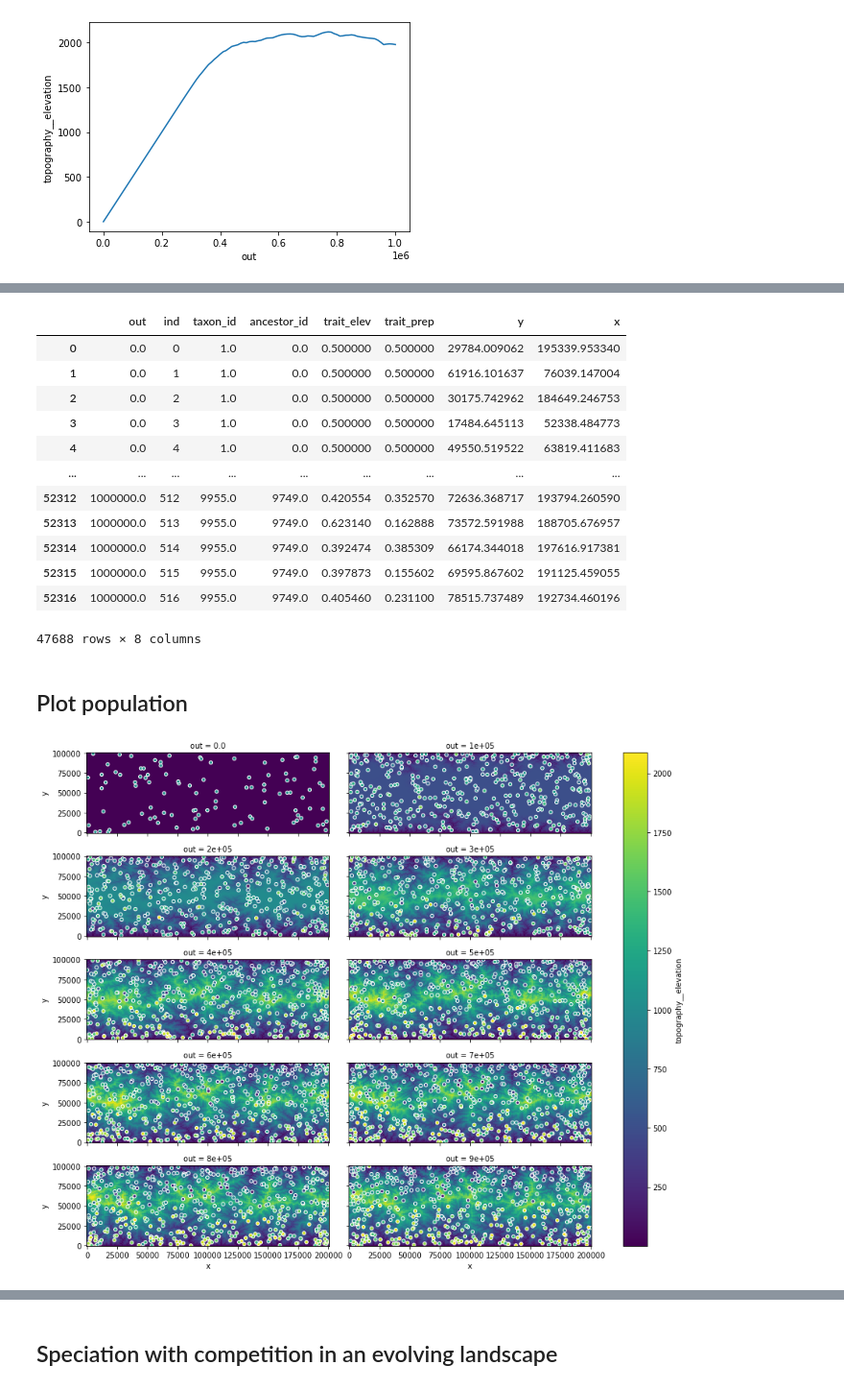
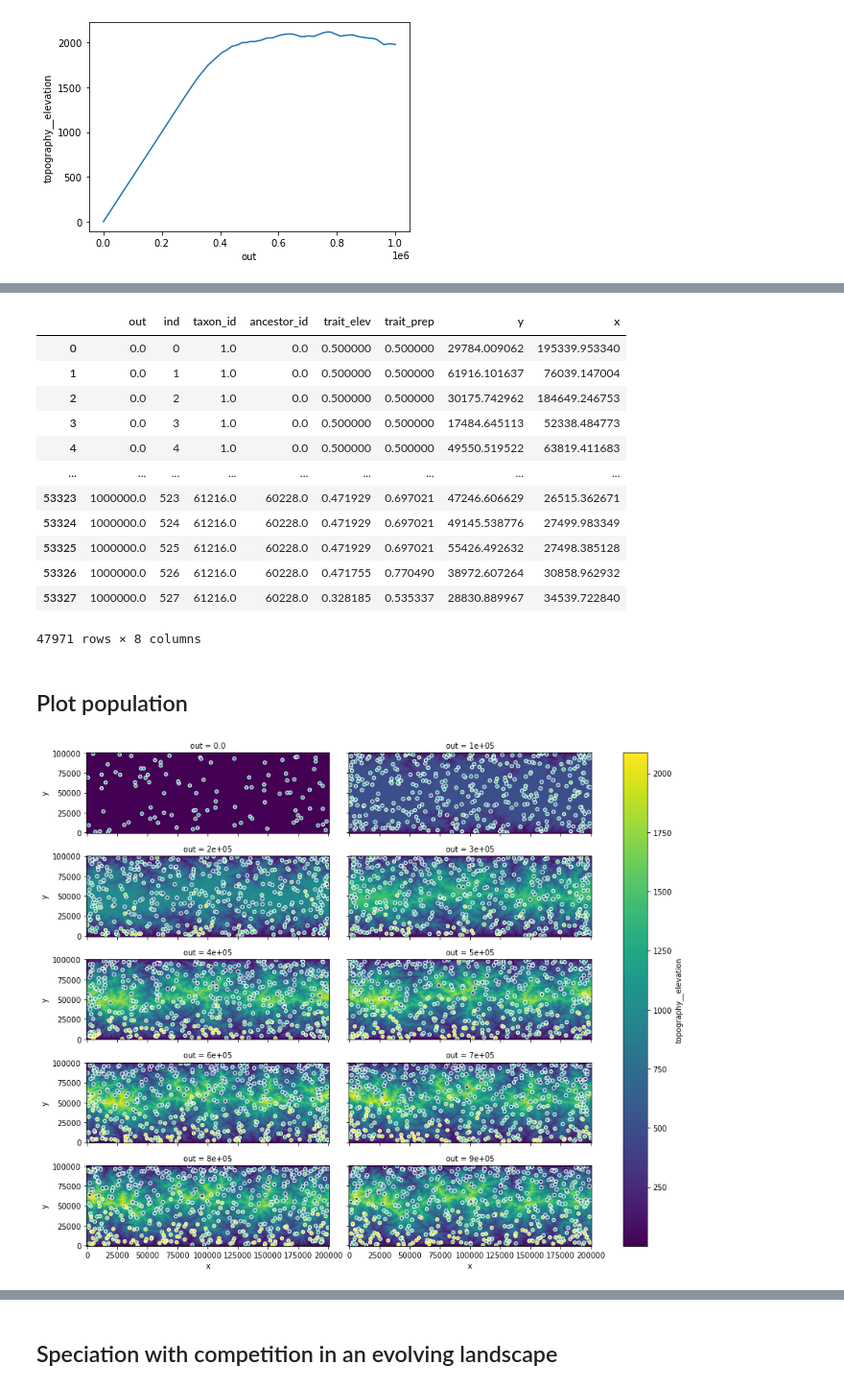
Before and after one commit to fastscape-lem/adascape, a Jupyter notebook: notebooks/coupled_speciation-LEM.ipynb, the cells around one changed output, grey strips where cells are left out. Shown at 96% size. Cells and saved outputs as stored; diff of their text form; code cells hidden in the pictures.

```diff
--- a/notebooks/coupled_speciation-LEM.ipynb
+++ b/notebooks/coupled_speciation-LEM.ipynb
@@ -27,10 +27,10 @@ model = basic_model.update_processes({
     'trait_elev':FastscapeElevationTrait,
     'trait_prep':FastscapePrecipitationTrait,
     'life_env': CompoundEnvironment,
-    'elevation':ElevationEnvField,
-    'precip': PrecipitationField,
+    'elev_field':ElevationEnvField,
+    'prec_field': PrecipitationField,
     'random': RandomSeedFederation,
-    'precipitation': OrographicPrecipitation,
+    'orographic': OrographicPrecipitation,
     'drainage': OrographicDrainageDischarge
 })
 
@@ -80,7 +80,7 @@ in_ds = xs.create_setup(
         'diffusion__diffusivity': 3e-2,
         'init_topography__seed': random_seed,
         'random':{'seed': random_seed},
-        'precipitation':{
+        'orographic':{
             'rainfall_frequency':0.1,
             'latitude': 10,
             'precip_base': 5,
@@ -110,12 +110,12 @@ in_ds = xs.create_setup(
             'sigma_mut': 0.05,
             'sigma_env_trait': 0.5,
             'random_seed':random_seed,
-            'distance_value':0.6
+            'distance_value':0.1
         }
     },
     output_vars={
         'topography__elevation': 'out',
-        'precipitation__precip_rate':'out',
+        'orographic__precip_rate':'out',
         'life__x': 'out',
         'life__y': 'out',
         'life__traits': 'out',
@@ -169,8 +169,8 @@ def get_dataframe(ds):
     )
     return dtf
 # %%
-df = get_dataframe(out_ds)
-df
+df1 = get_dataframe(out_ds)
+df1
 # %% [output]
 |  | out | ind | taxon_id | ancestor_id | trait_elev | trait_prep | y | x |
 | 0 | 0.0 | 0 | 1.0 | 0.0 | 0.500000 | 0.500000 | 29784.009062 | 195339.953340 |
@@ -179,25 +179,25 @@ df
 | 3 | 0.0 | 3 | 1.0 | 0.0 | 0.500000 | 0.500000 | 17484.645113 | 52338.484773 |
 | 4 | 0.0 | 4 | 1.0 | 0.0 | 0.500000 | 0.500000 | 49550.519522 | 63819.411683 |
 | ... | ... | ... | ... | ... | ... | ... | ... | ... |
-| 52312 | 1000000.0 | 512 | 9955.0 | 9749.0 | 0.420554 | 0.352570 | 72636.368717 | 193794.260590 |
-| 52313 | 1000000.0 | 513 | 9955.0 | 9749.0 | 0.623140 | 0.162888 | 73572.591988 | 188705.676957 |
-| 52314 | 1000000.0 | 514 | 9955.0 | 9749.0 | 0.392474 | 0.385309 | 66174.344018 | 197616.917381 |
-| 52315 | 1000000.0 | 515 | 9955.0 | 9749.0 | 0.397873 | 0.155602 | 69595.867602 | 191125.459055 |
-| 52316 | 1000000.0 | 516 | 9955.0 | 9749.0 | 0.405460 | 0.231100 | 78515.737489 | 192734.460196 |
+| 53323 | 1000000.0 | 523 | 61216.0 | 60228.0 | 0.471929 | 0.697021 | 47246.606629 | 26515.362671 |
+| 53324 | 1000000.0 | 524 | 61216.0 | 60228.0 | 0.471929 | 0.697021 | 49145.538776 | 27499.983349 |
+| 53325 | 1000000.0 | 525 | 61216.0 | 60228.0 | 0.471929 | 0.697021 | 55426.492632 | 27498.385128 |
+| 53326 | 1000000.0 | 526 | 61216.0 | 60228.0 | 0.471755 | 0.770490 | 38972.607264 | 30858.962932 |
+| 53327 | 1000000.0 | 527 | 61216.0 | 60228.0 | 0.328185 | 0.535337 | 28830.889967 | 34539.722840 |
-47688 rows × 8 columns
+47971 rows × 8 columns
 # %% [markdown]
 ## Plot population
 # %%
 fg = (out_ds
       .sel(out=time_sel)
       .topography__elevation.plot(col='out', col_wrap=2, figsize=(13, 10)))
 
 
 for ax, t in zip(fg.axes.ravel(), time_sel):
-    pop = df[df.out==t]
+    pop = df1[df1.out==t]
     ax.scatter(pop.x, pop.y, c=pop.trait_prep, vmin=0, vmax=1, s=20, edgecolor='w')
 # %% [output]
-[figure, old version]
+[figure, new version]
 # %%
 fig2, axs2 = plt.subplots(3, 3, sharex="col", figsize=(12, 6))
 gs2 = axs2[1, 1].get_gridspec()
```
Also changed, not shown: parts of 13 cells of this notebook, 6 other files.
